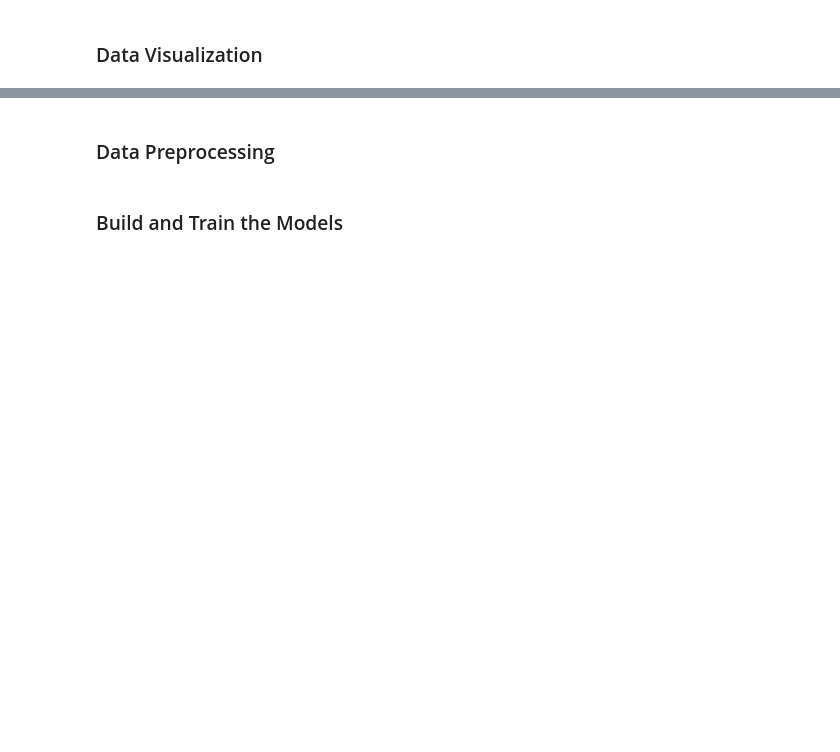
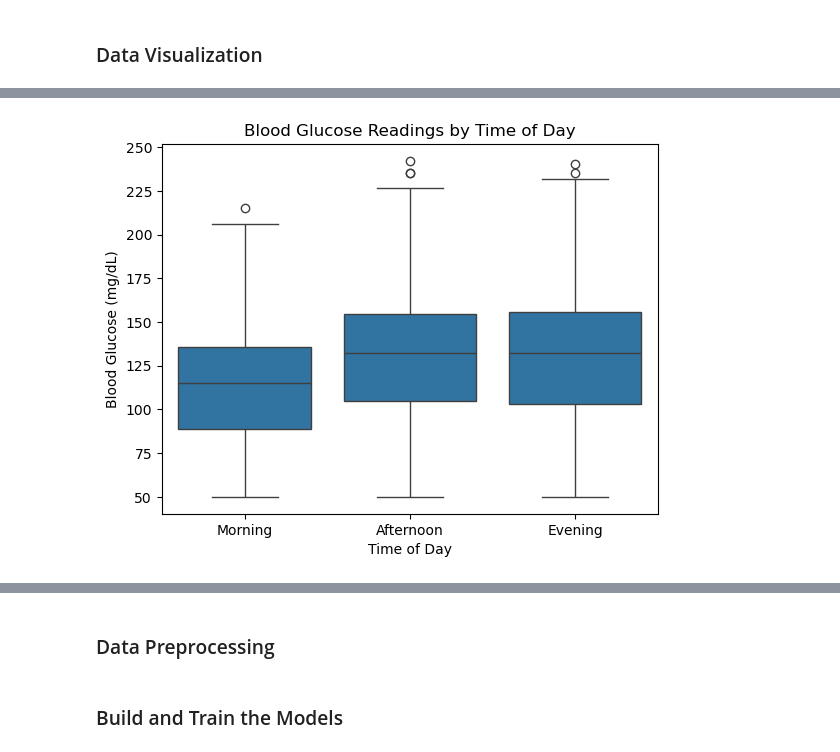
Before and after one commit to hsnshz/SugarCheck, a Jupyter notebook: Backend/ML-Models/A1c-Estimation/A1c-ML-Models.ipynb, the cells around one changed output, grey strips where cells are left out. Drawn from its saved outputs; the diff is of its cells as text; code cells hidden in the pictures; blank space fills up the shorter version.

```diff
--- a/Backend/ML-Models/A1c-Estimation/A1c-ML-Models.ipynb
+++ b/Backend/ML-Models/A1c-Estimation/A1c-ML-Models.ipynb
@@ -105,0 +125,12 @@ plt.show()
+# %%
+## Daily Variability in Glucose Readings
+df["timestamp"] = pd.to_datetime(df["timestamp"])
+df["Time_of_Day"] = df["timestamp"].dt.hour
+sns.boxplot(x="Time_of_Day", y="blood_glucose", data=df)
+plt.title("Blood Glucose Readings by Time of Day")
+plt.xlabel("Time of Day")
+plt.ylabel("Blood Glucose (mg/dL)")
+plt.xticks(ticks=[0, 1, 2], labels=["Morning", "Afternoon", "Evening"])
+plt.show()
+# %% [output]
+[figure, added]
```
Also changed, not shown: parts of 37 cells of this notebook, 10 other files.
